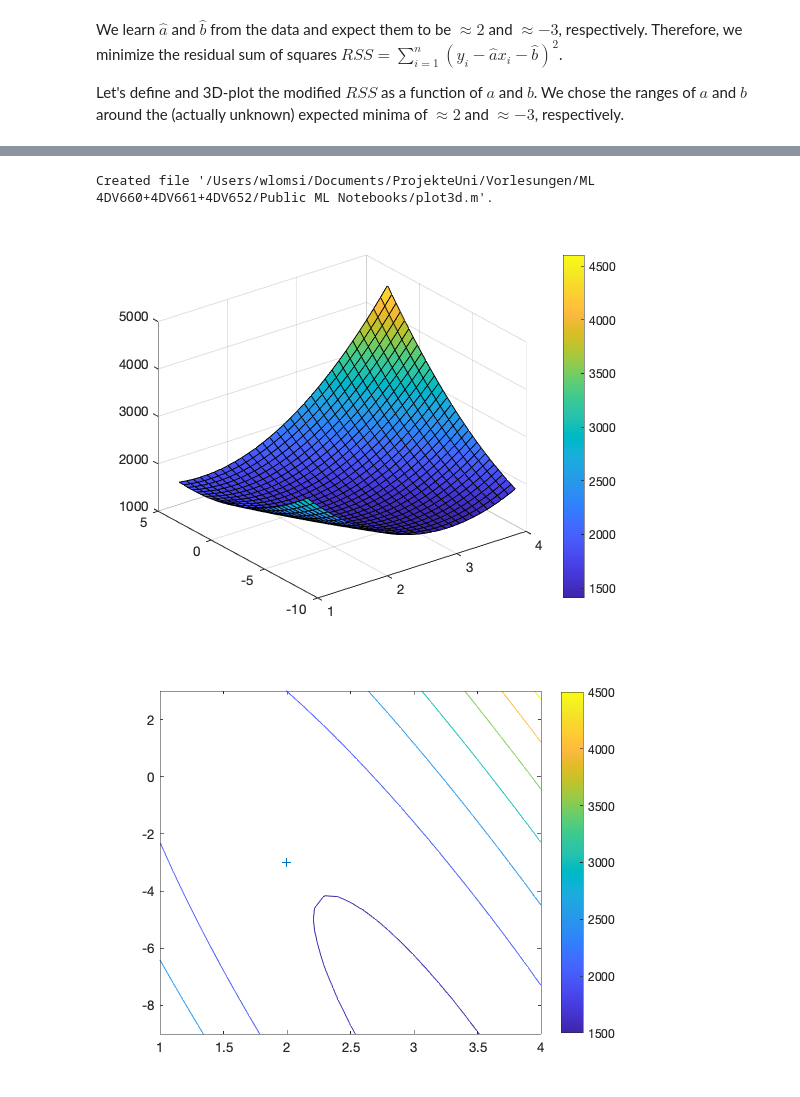
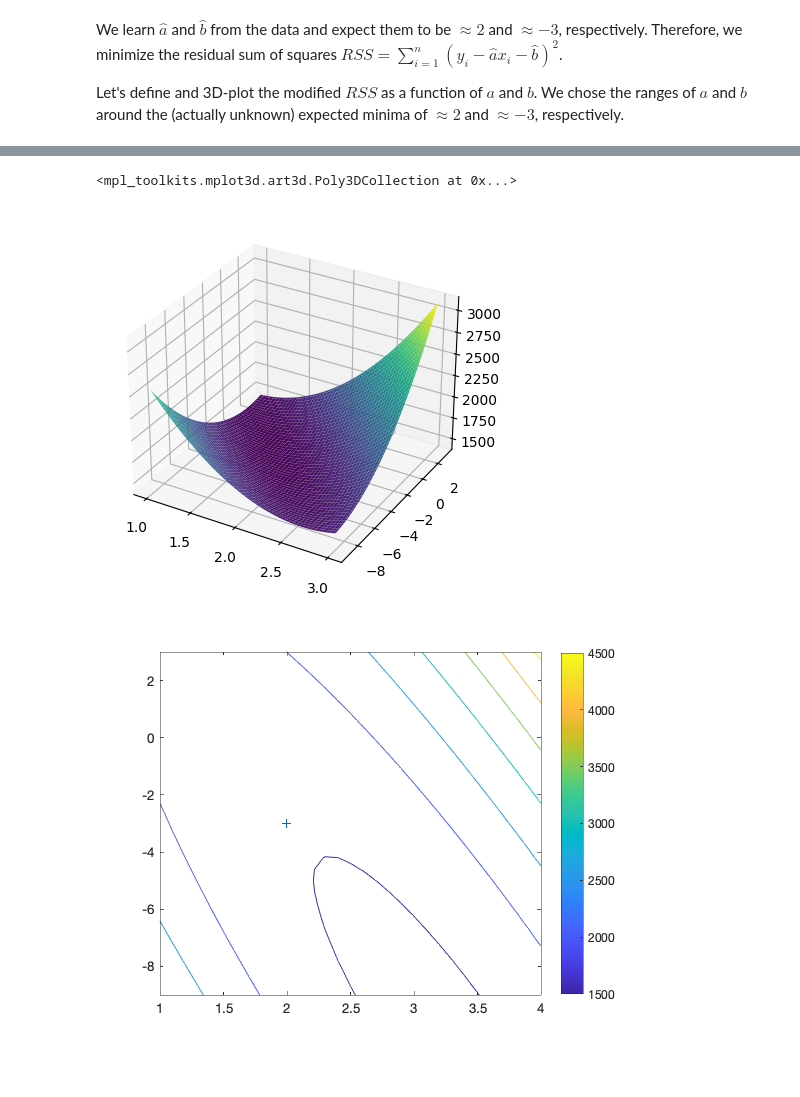
Before and after one commit to kallefrisk/Schoolwork, a Jupyter notebook: Python/DeepLearning/Numerical Linear Regression.ipynb, the cells around one changed output, grey strips where cells are left out. Cells and saved outputs as stored; diff of their text form; code cells hidden in the pictures; blank space fills up the shorter version.

```diff
--- a/Python/DeepLearning/Numerical Linear Regression.ipynb
+++ b/Python/DeepLearning/Numerical Linear Regression.ipynb
@@ -204,22 +202,14 @@ Created file '/Users/wlomsi/Documents/ProjekteUni/Vorlesungen/ML 4DV660+4DV661+4
-# %%
-%%file plot3d.m
-function plot3d(f,A,B,real3d)
-    Z = arrayfun(f,A,B);
-    if real3d
-        surf(A,B,Z)
-    else
-        contour(A,B,Z)
-    end
-    colorbar
-end
-# %% [output]
-Created file '/Users/wlomsi/Documents/ProjekteUni/Vorlesungen/ML 4DV660+4DV661+4DV652/Public ML Notebooks/plot3d.m'.
-# %%
-f = @(a, b)(rss2(a,b,X,Y));
-[A,B] = meshgrid(a0-1:0.1:a0+2,b0-6:0.4:b0+6);
-plot3d(f, A, B, true) %3D surface
-# %% [output]
-[figure, removed]
+# %%
+[A, B] = np.meshgrid(np.linspace(a0-1, a0+1, 100), np.linspace(b0-6, b0+6, 100))
+
+
+fig = plt.figure(7)
+ax = plt.axes(projection="3d")
+ax.plot_surface(A, B, rss2(A, B, X, Y), cmap="viridis")
+plt.show()
+# %% [output]
+<mpl_toolkits.mplot3d.art3d.Poly3DCollection at 0x...>
+[figure, added]
 # %%
 plot3d(f, A, B, false) %3D contour
 hold on
```
Also changed, not shown: parts of 1 cell of this notebook.
